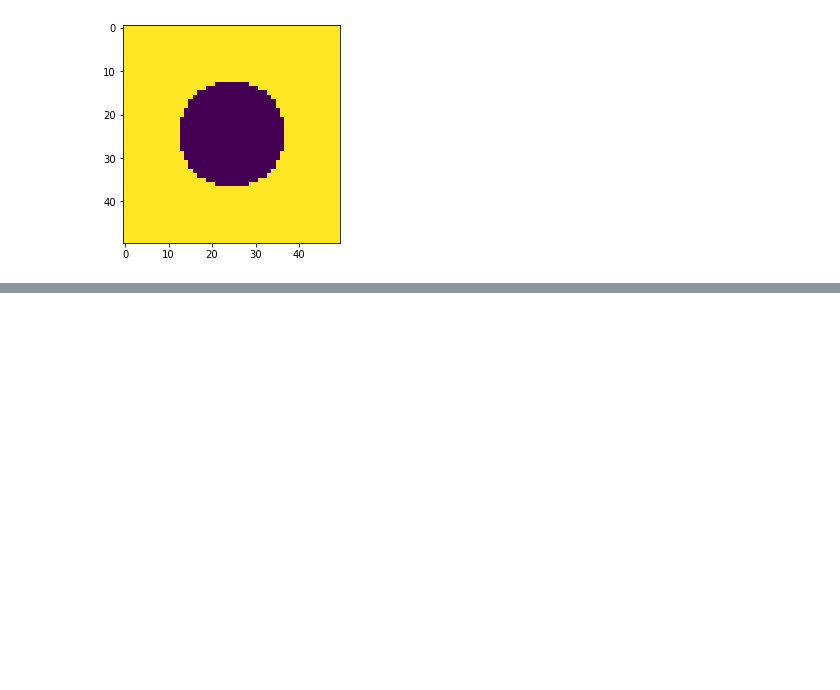
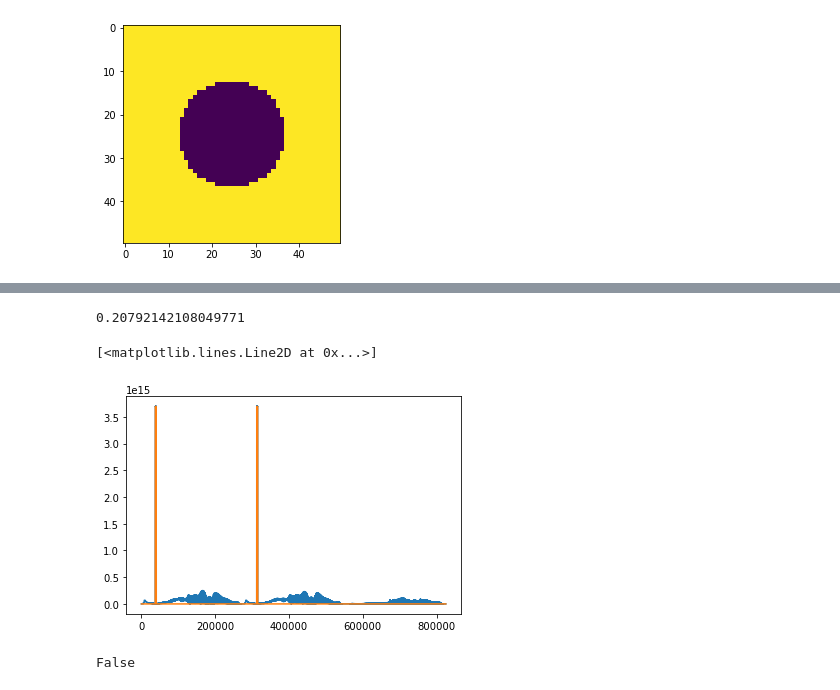
Before and after one commit to zhaonat/py-maxwell-fd3d, a Jupyter notebook: notebooks/photonic crystal slab (LARGE).ipynb, the cells around one changed output, grey strips where cells are left out. Drawn from its saved outputs; the diff is of its cells as text; code cells hidden in the pictures; blank space fills up the shorter version.

```diff
--- a/notebooks/photonic crystal slab (LARGE).ipynb
+++ b/notebooks/photonic crystal slab (LARGE).ipynb
@@ -37,0 +47,16 @@ eps_r = np.ones((Nx,Ny,Nz))
+# %%
+Jz = np.zeros(N);
+Jy = np.zeros(N);
+Jx = np.zeros(N);
+Jx[:,:,15] = 1;
+Jy[:,:,15] = 1
+eps_r_tensor_dict = {
+    'eps_xx': eps_r,
+    'eps_yy': eps_r.copy(),
+    'eps_zz': eps_r.copy(),
+}
+JCurrentVector = {
+    'Jx': Jx,
+    'Jy': Jy,
+    'Jz': Jz
+}
@@ -37,0 +152,13 @@ eps_r = np.ones((Nx,Ny,Nz))
+# %%
+print(np.linalg.norm(A@x-b)/np.linalg.norm(b))
+
+plt.plot(np.abs(A@x))
+plt.plot(np.abs(b))
+# %% [output]
+0.20792142108049771
+[<matplotlib.lines.Line2D at 0x...>]
+[figure, added]
+# %%
+print(np.allclose(A@x, b))
+# %% [output]
+False
```
Also changed, not shown: parts of 14 cells of this notebook, 5 other files.
